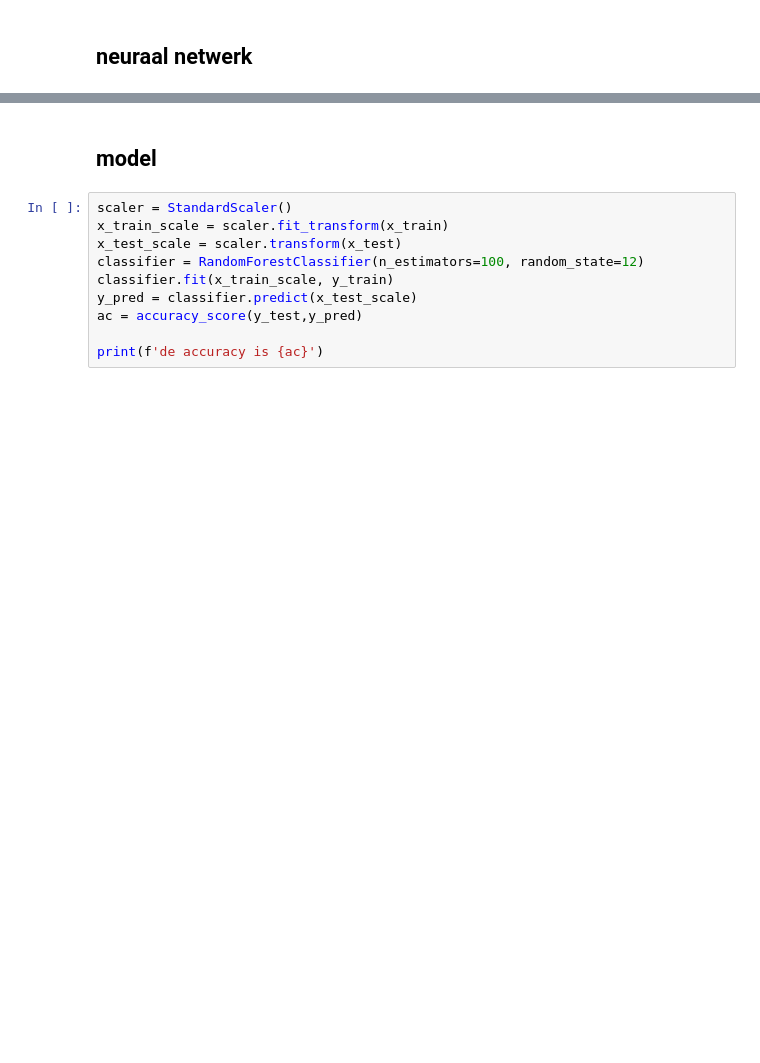
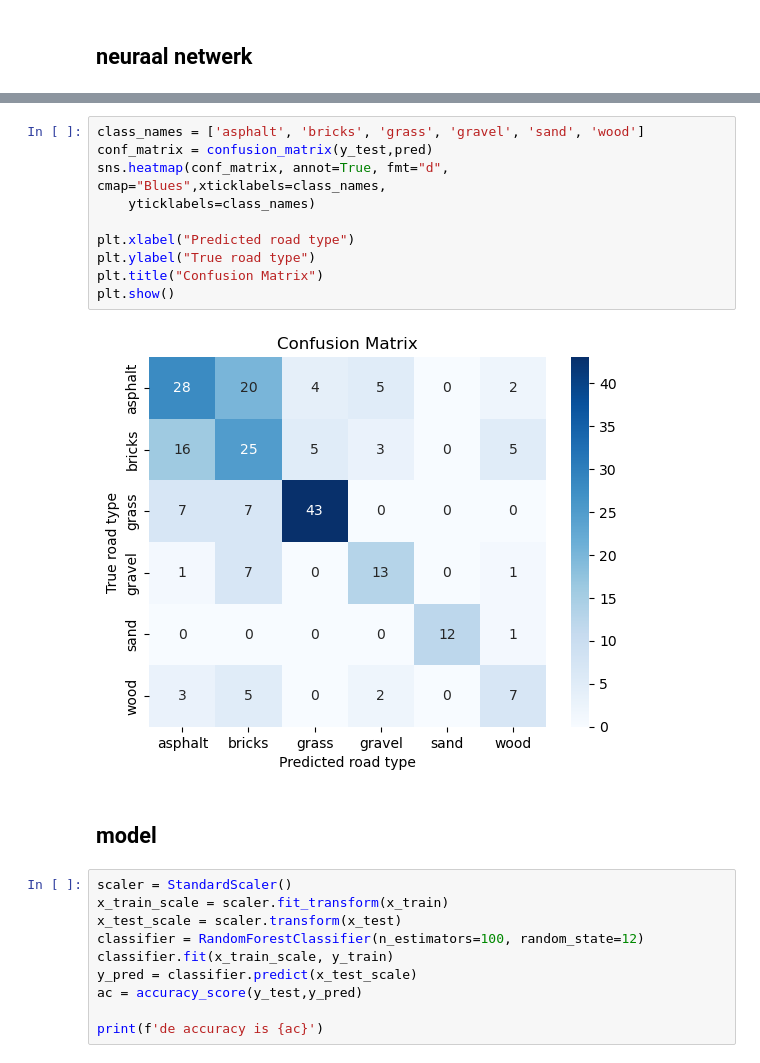
Before and after one commit to lrncjrssn/DS8_eindproject, a Jupyter notebook: CLASSIFICATIE.ipynb, the cells around one changed output, grey strips where cells are left out. Cells and saved outputs as stored; diff of their text form; blank space fills up the shorter version.

```diff
--- a/CLASSIFICATIE.ipynb
+++ b/CLASSIFICATIE.ipynb
@@ -103,3 +122,15 @@ Confusion Matrix:
+# %%
+class_names = ['asphalt', 'bricks', 'grass', 'gravel', 'sand', 'wood']
+conf_matrix = confusion_matrix(y_test,pred)
+sns.heatmap(conf_matrix, annot=True, fmt="d", cmap="Blues",xticklabels=class_names,
+    yticklabels=class_names)
+
+plt.xlabel("Predicted road type")
+plt.ylabel("True road type")
+plt.title("Confusion Matrix")
+plt.show()
+# %% [output]
+[figure, added]
 # %% [markdown]
 ## model
 # %%
```
Also changed, not shown: parts of 2 cells of this notebook, 1 other file.
